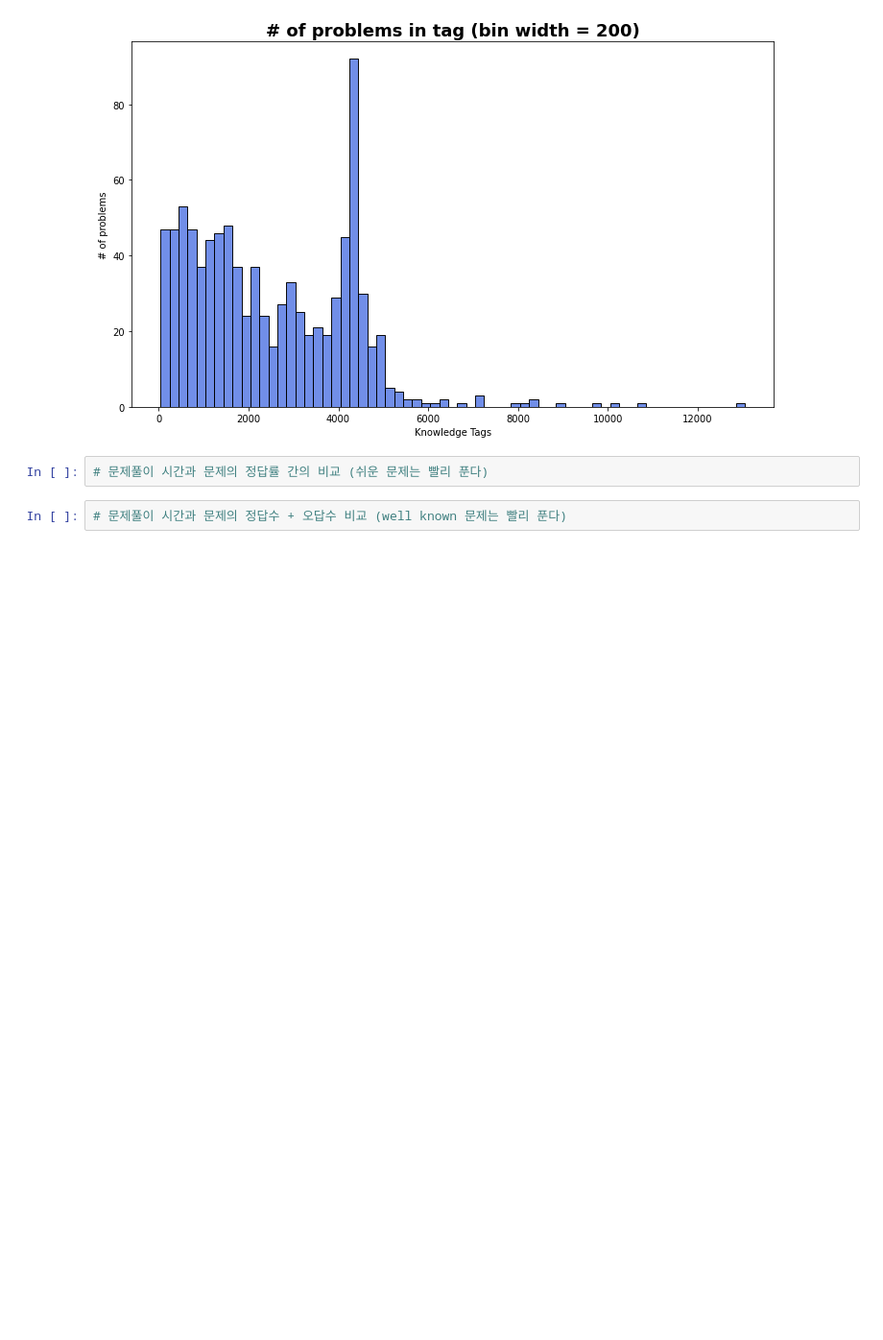
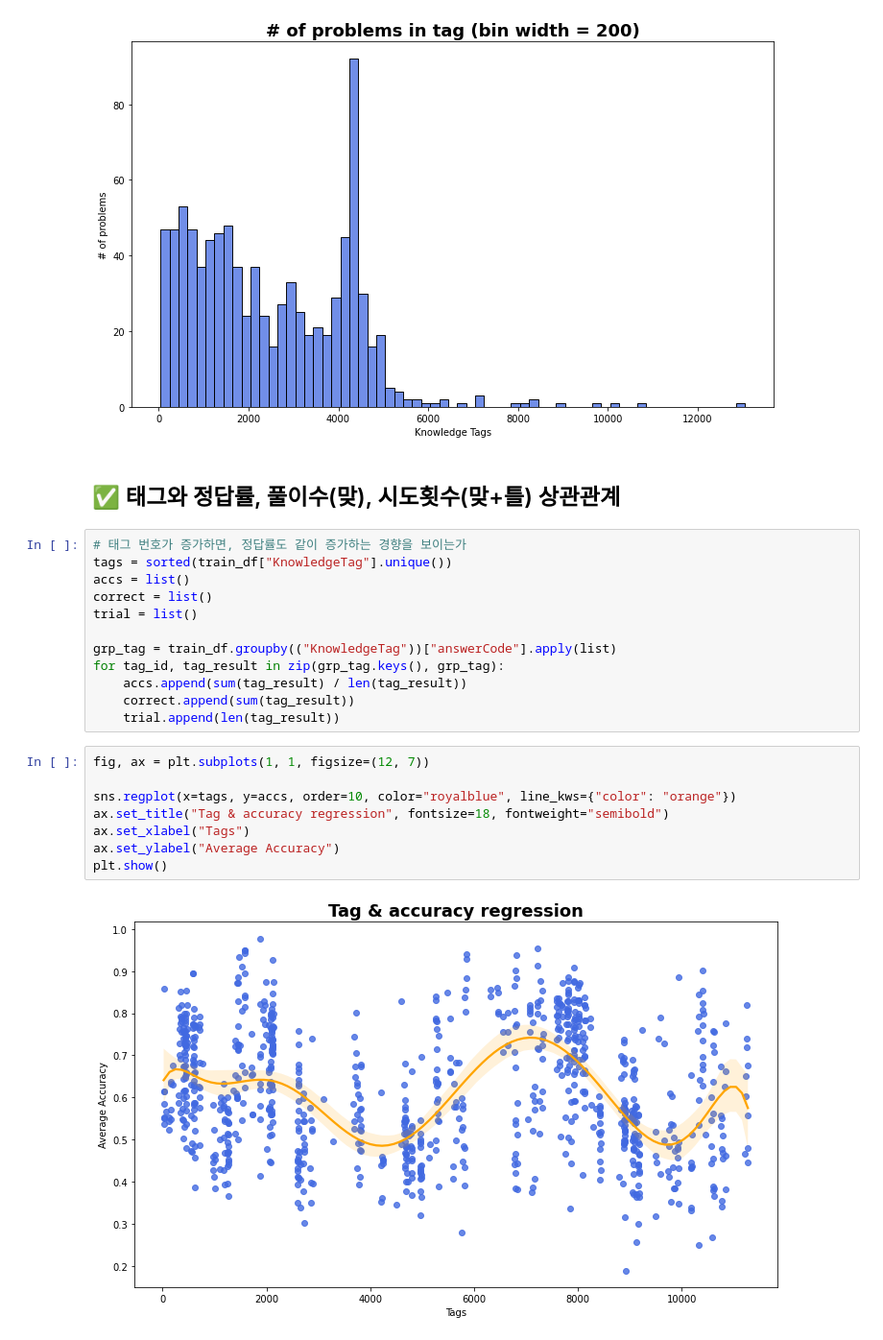
Before and after one commit to boostcampaitech3/level2-dkt-level2-recsys-07, a Jupyter notebook: EDA/eda_Jongmoon.ipynb, the cells around one changed output. Shown at 96% size. Saved outputs shown, nothing was run; the diff lists cells and outputs as text; blank space fills up the shorter version.

```diff
--- a/EDA/eda_Jongmoon.ipynb
+++ b/EDA/eda_Jongmoon.ipynb
@@ -380,7 +375,27 @@ ax.set_ylabel("# of problems")
 plt.show()
 # %% [output]
 [figure]
-# %%
-# 문제풀이 시간과 문제의 정답률 간의 비교 (쉬운 문제는 빨리 푼다)
-# %%
-# 문제풀이 시간과 문제의 정답수 + 오답수 비교 (well known 문제는 빨리 푼다)
+# %% [markdown]
+## ✅ 태그와 정답률, 풀이수(맞), 시도횟수(맞+틀) 상관관계
+# %%
+# 태그 번호가 증가하면, 정답률도 같이 증가하는 경향을 보이는가
+tags = sorted(train_df["KnowledgeTag"].unique())
+accs = list()
+correct = list()
+trial = list()
+
+grp_tag = train_df.groupby(("KnowledgeTag"))["answerCode"].apply(list)
+for tag_id, tag_result in zip(grp_tag.keys(), grp_tag):
+    accs.append(sum(tag_result) / len(tag_result))
+    correct.append(sum(tag_result))
+    trial.append(len(tag_result))
+# %%
+fig, ax = plt.subplots(1, 1, figsize=(12, 7))
+
+sns.regplot(x=tags, y=accs, order=10, color="royalblue", line_kws={"color": "orange"})
+ax.set_title("Tag & accuracy regression", fontsize=18, fontweight="semibold")
+ax.set_xlabel("Tags")
+ax.set_ylabel("Average Accuracy")
+plt.show()
+# %% [output]
+[figure, added]
```
Also changed, not shown: parts of 4 cells of this notebook.
